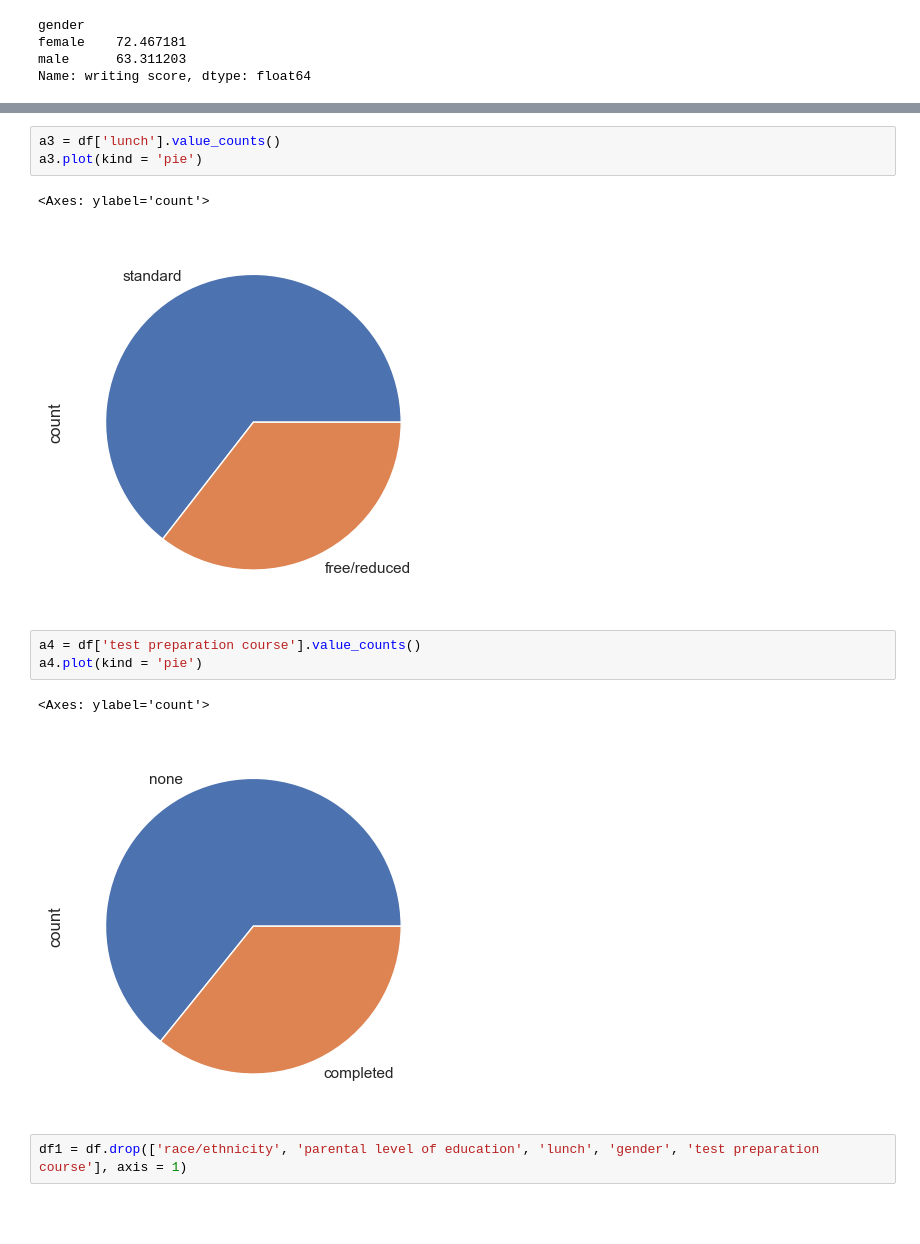
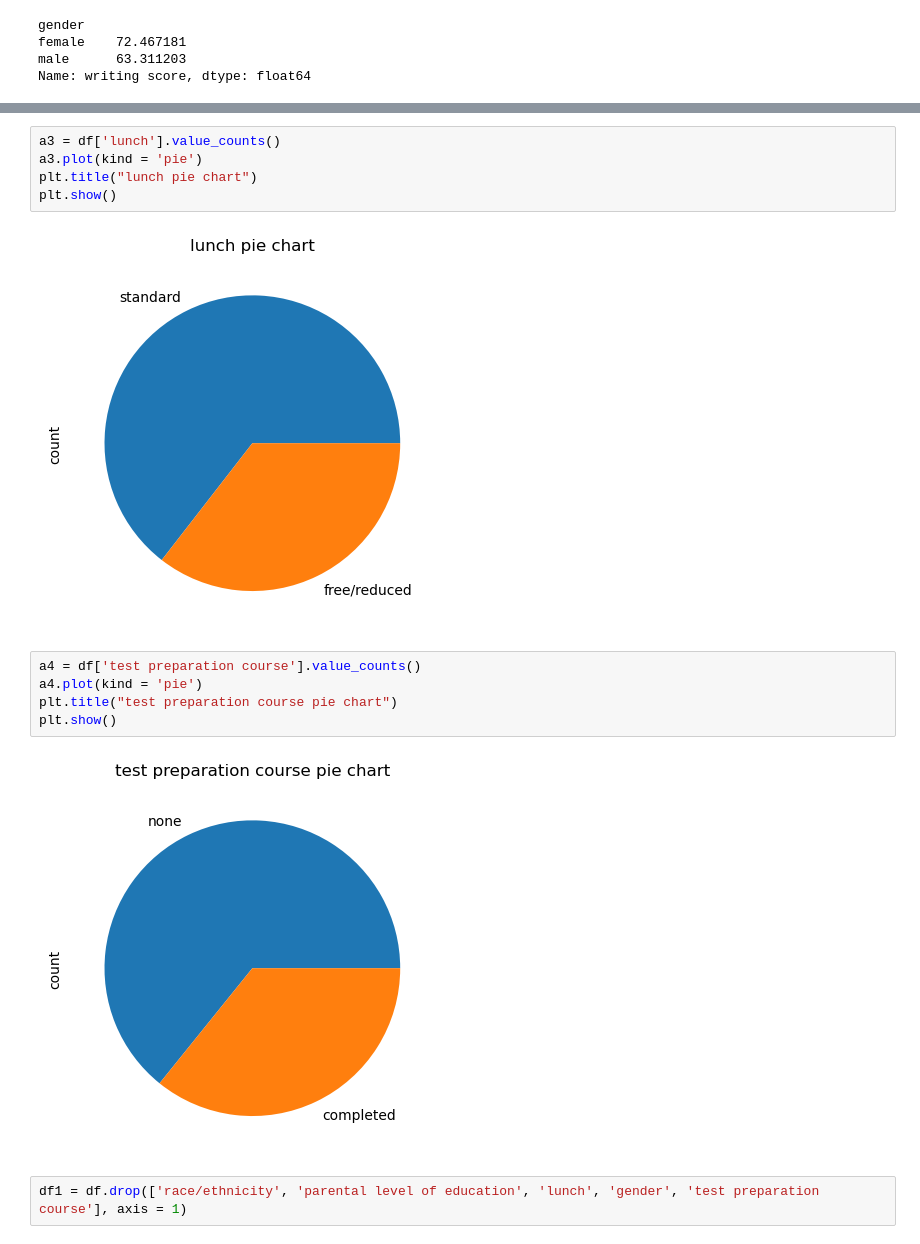
Before and after one commit to mdrazachouhan49/Student-Performance-Data-Analytics-Project, a Jupyter notebook: student_performance.ipynb, the cells around one changed output, grey strips where cells are left out. Cells and saved outputs as stored; diff of their text form; blank space fills up the shorter version.

```diff
--- a/student_performance.ipynb
+++ b/student_performance.ipynb
@@ -78,15 +85,17 @@ a2.plot(kind = 'bar')
 # %%
 a3 = df['lunch'].value_counts()
 a3.plot(kind = 'pie')
+plt.title("lunch pie chart")
+plt.show()
 # %% [output]
-<Axes: ylabel='count'>
-[figure, old version]
+[figure, new version]
 # %%
 a4 = df['test preparation course'].value_counts()
 a4.plot(kind = 'pie')
+plt.title("test preparation course pie chart")
+plt.show()
 # %% [output]
-<Axes: ylabel='count'>
-[figure, old version]
+[figure, new version]
 # %%
 df1 = df.drop(['race/ethnicity', 'parental level of education', 'lunch', 'gender', 'test preparation course'], axis = 1)
 # %%
```
Also changed, not shown: parts of 22 cells of this notebook.
